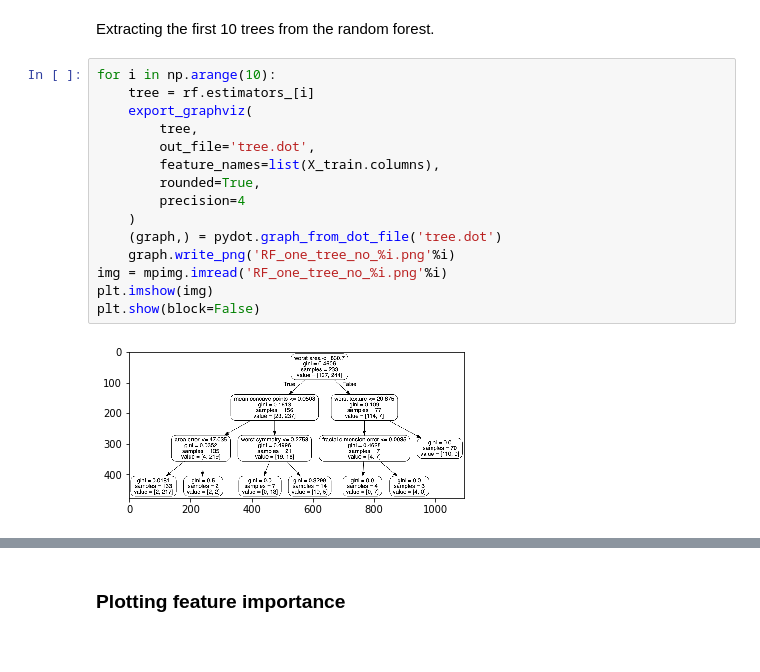
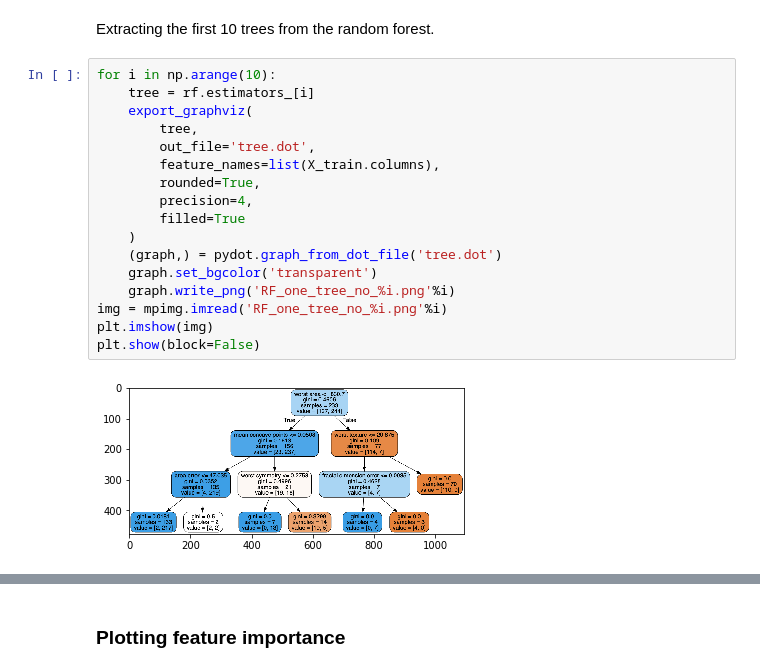
Before and after one commit to QuantLet/DEDA_RandForest, a Jupyter notebook: DEDA_RandForest.ipynb, the cells around one changed output, grey strips where cells are left out. Drawn from its saved outputs; the diff is of its cells as text.

Commit message:
transparente background

```diff
--- a/DEDA_RandForest.ipynb
+++ b/DEDA_RandForest.ipynb
@@ -80,20 +80,22 @@ Extracting the first 10 trees from the random forest.
 # %%
 for i in np.arange(10):
     tree = rf.estimators_[i]
     export_graphviz(
         tree,
         out_file='tree.dot',
         feature_names=list(X_train.columns),
         rounded=True,
-        precision=4
+        precision=4,
+        filled=True
     )
     (graph,) = pydot.graph_from_dot_file('tree.dot')
+    graph.set_bgcolor('transparent')
     graph.write_png('RF_one_tree_no_%i.png'%i)
 img = mpimg.imread('RF_one_tree_no_%i.png'%i)
 plt.imshow(img)
 plt.show(block=False)
 # %% [output]
-[figure, old version]
+[figure, new version]
 # %% [markdown]
 ### Tree 1:
 ![RF_one_tree_no_0](RF_one_tree_no_0.png)
```
Also changed, not shown: parts of 10 cells of this notebook, 18 other files.
